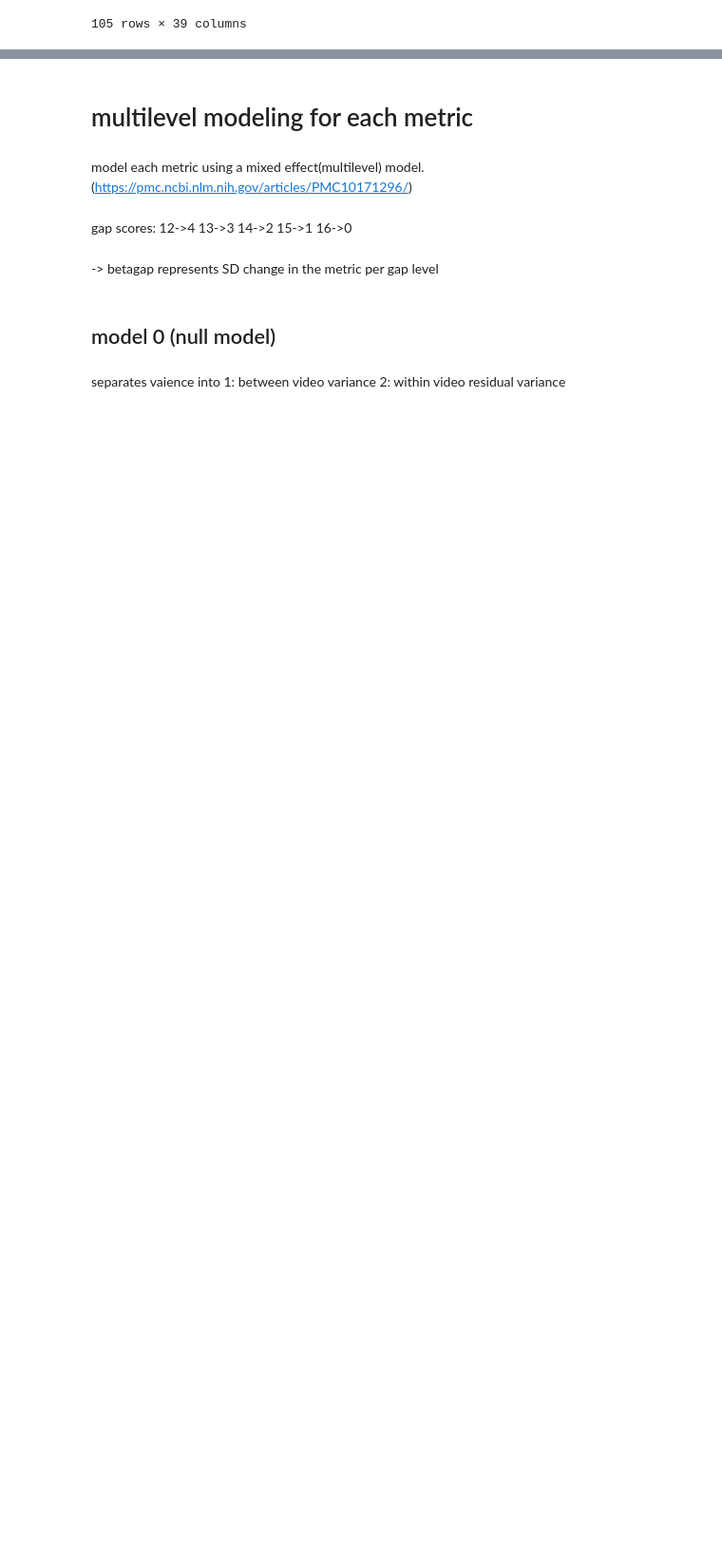
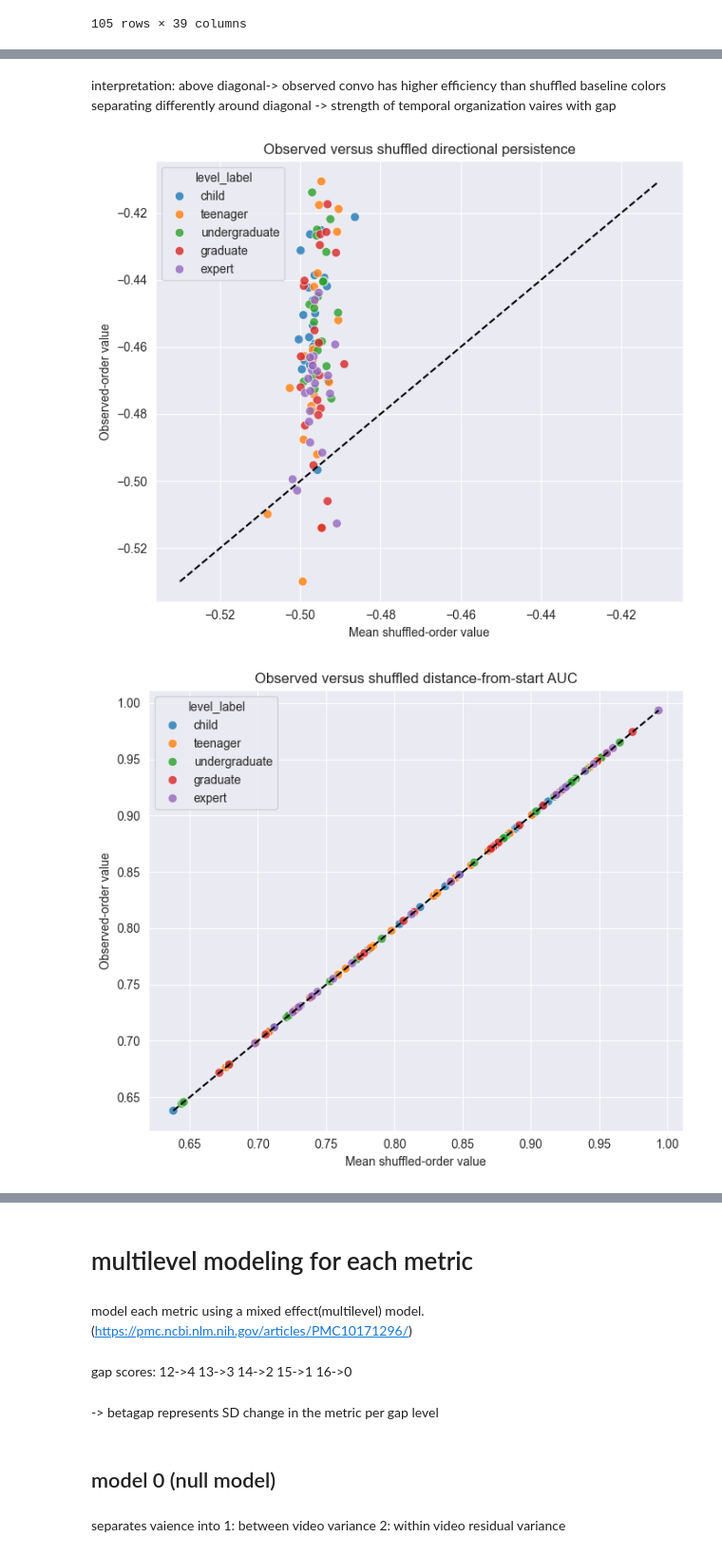
Before and after one commit to yume-24/expertise_conversation, a Jupyter notebook: big_analysis.ipynb, the cells around one changed output, grey strips where cells are left out. Shown at 95% size. Drawn from its saved outputs; the diff is of its cells as text; code cells hidden in the pictures; blank space fills up the shorter version.

```diff
--- a/big_analysis.ipynb
+++ b/big_analysis.ipynb
@@ -2087,0 +3457,20 @@ plot_metric_distribution(
+# %% [markdown]
+interpretation: above diagonal-> observed convo has higher efficiency than shuffled baseline
+colors separating differently around diagonal -> strength of temporal organization vaires with gap
+# %%
+plot_observed_vs_shuffle(
+    conversation_dynamics,
+    "directional_persistence_mean",
+    "directional_persistence_mean_shuffle_mean",
+    "Observed versus shuffled directional persistence",
+)
+
+plot_observed_vs_shuffle(
+    conversation_dynamics,
+    "distance_from_start_auc",
+    "distance_from_start_auc_shuffle_mean",
+    "Observed versus shuffled distance-from-start AUC",
+)
+# %% [output]
+[figure, added]
+[figure, added]
```
Also changed, not shown: parts of 103 cells of this notebook, 3 other files.
